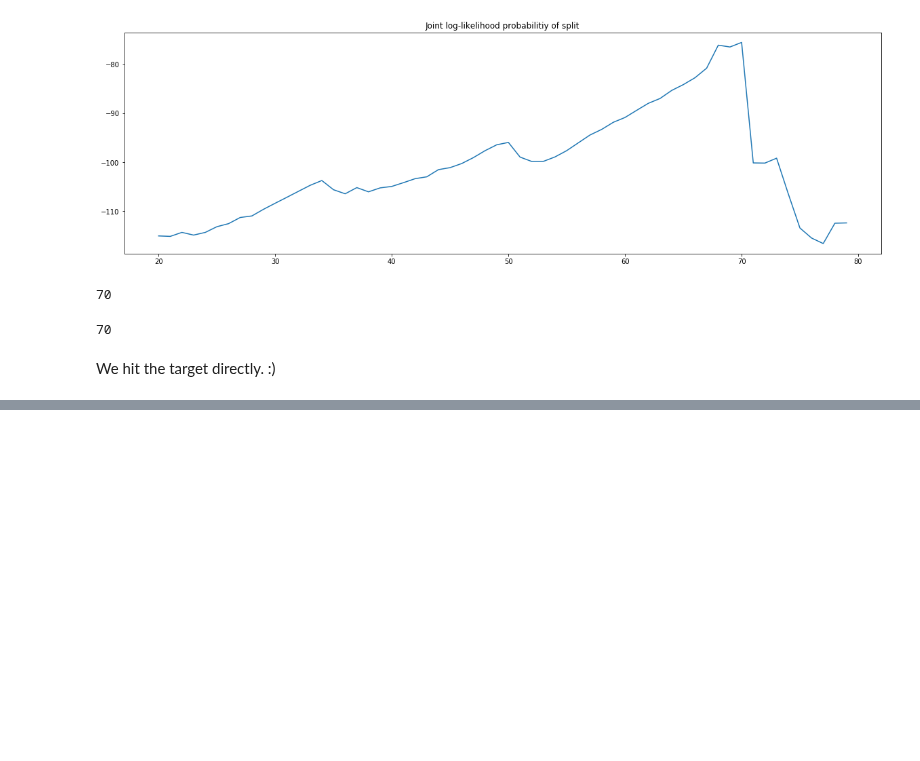
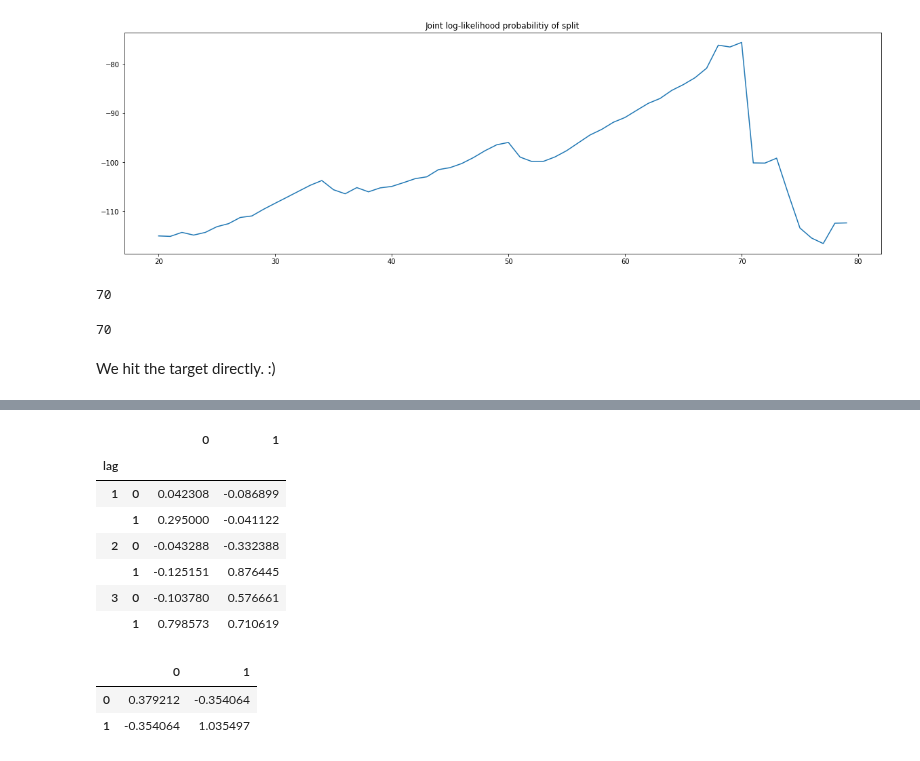
Before and after one commit to NowanIlfideme/masters_switching_models, a Jupyter notebook: notebooks/known_model_break.ipynb, the cells around one changed output, grey strips where cells are left out. Cells and saved outputs as stored; diff of their text form; code cells hidden in the pictures; blank space fills up the shorter version.

```diff
--- a/notebooks/known_model_break.ipynb
+++ b/notebooks/known_model_break.ipynb
@@ -112,0 +129,16 @@ We hit the target directly. :)
+# %%
+var2 = VARXGenerator.random_model(n=2, m=0, p_max=3, p_portion=1, random_state=15)
+display(var2.coef_ar_df)
+display(var2.covariance)
+# %% [output]
+|  |  | 0 | 1 |
+| lag |  |  |  |
+| 1 | 0 | 0.042308 | -0.086899 |
+|  | 1 | 0.295000 | -0.041122 |
+| 2 | 0 | -0.043288 | -0.332388 |
+|  | 1 | -0.125151 | 0.876445 |
+| 3 | 0 | -0.103780 | 0.576661 |
+|  | 1 | 0.798573 | 0.710619 |
+|  | 0 | 1 |
+| 0 | 0.379212 | -0.354064 |
+| 1 | -0.354064 | 1.035497 |
```
Also changed, not shown: parts of 3 cells of this notebook.
